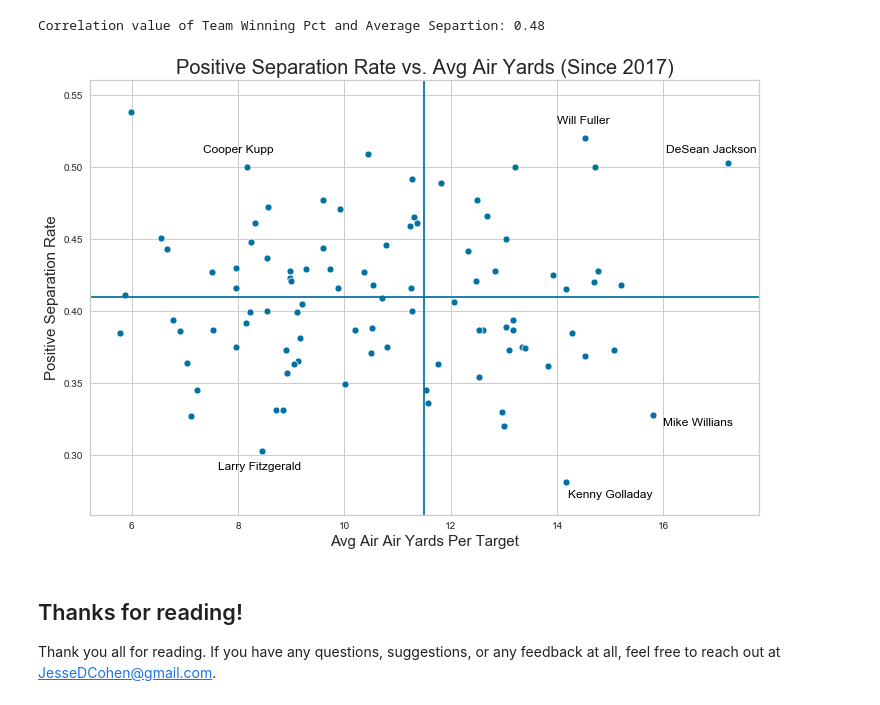
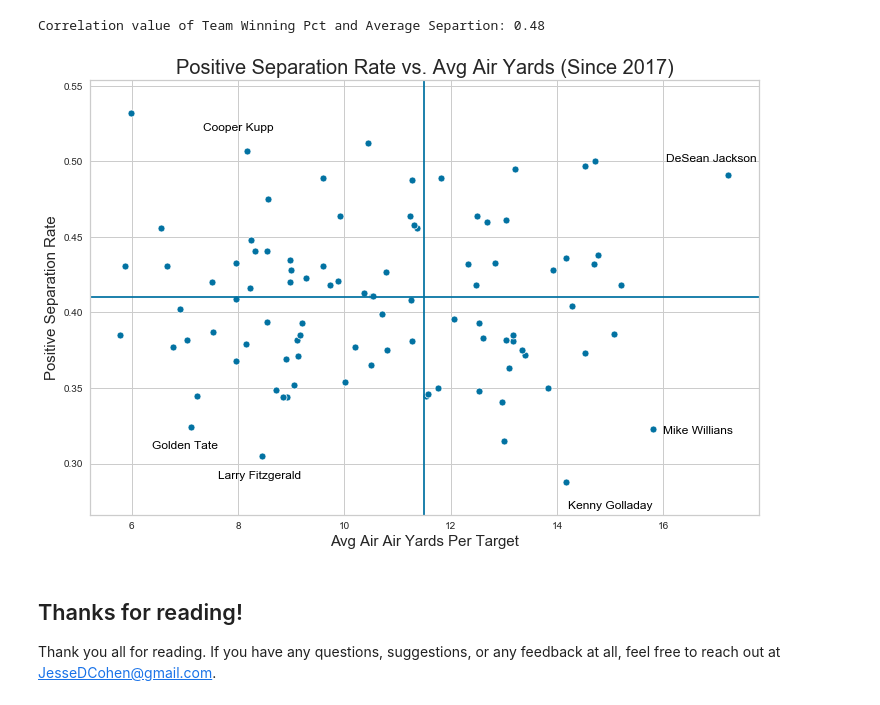
Before and after one commit to Jesse-Cohen/Separation-Above-Expectation, a Jupyter notebook: Expected Receiver Separation.ipynb, the cells around one changed output. Cells and saved outputs as stored; diff of their text form; code cells hidden in the pictures.

```diff
--- a/Expected Receiver Separation.ipynb
+++ b/Expected Receiver Separation.ipynb
@@ -2009,5 +2021,6 @@ X[float_cols] = Scaler.fit_transform(X[float_cols])
 # %%
-Final = Merged_Enc.copy()
+Final = Merged_Trans.copy()
 index = Final.index
 Final = df.loc[index]
 Final['Pred_Sep'] = Final_LGBM.predict(X)
+Final.head()
@@ -2110,6 +2120,6 @@ On the play, the player had an **actual separation of 0.3 yards**. Excellent!
 # %% [markdown]
 # More Results!
 # %%
-Final = Final[['Season', 'Receiver', 'Nearest_Defender', 'Separation', 'Pred_Sep', 'TD', 'Pass Yds', 'INT', 'Cmp', 'Team', 'Air_Yds']]
-Final['Sep_Diff'] = Final['Separation'] - Final['Pred_Sep']
+Stats = Final[['Season', 'Receiver', 'Nearest_Defender', 'Separation', 'Pred_Sep', 'TD', 'Pass Yds', 'INT', 'Cmp', 'Team', 'Air_Yds']]
+Stats['Sep_Diff'] = Stats['Separation'] - Stats['Pred_Sep']
 # %%
@@ -2140,9 +2150,9 @@ Season = Season.groupby(['Receiver', 'Season']).mean().reset_index().round(2)
 # %%
 #Create df since 2017
 
-Since17 = Final[['Receiver', 'Separation', 'Pred_Sep', 'Sep_Diff']]
+Since17 = Stats[['Receiver', 'Separation', 'Pred_Sep', 'Sep_Diff']]
 Since17_df = Since17.groupby(['Receiver']).mean().reset_index().round(2)
-COUNT = Final.groupby(['Receiver']).nunique()
+COUNT = Stats.groupby(['Receiver']).nunique()
 COUNT = COUNT.rename(columns = {'Separation':'Targets'})
 COUNT_1 = COUNT[['Targets']]
 Since17_df = Since17_df.merge(COUNT_1, on = ['Receiver'])
@@ -2357,35 +2367,35 @@ print('Correlation value of Team Winning Pct and Average Separtion: ' + str(Comb
 # %% [output]
 Correlation value of Team Winning Pct and Average Separtion: 0.48
 # %%
-Final_ES = Final.copy()
+Final_ES = Stats.copy()
 Final_ES['ES'] = 0
 Final_ES['ES'].loc[Final_ES['Sep_Diff']> 0] = 1
 Final_ES = Final_ES.merge(COUNT_1, on = ['Receiver'])
 Final_ES = Final_ES[['Receiver', 'ES', 'Targets', 'Sep_Diff', 'Separation', 'Pred_Sep', 'Pass Yds', 'Air_Yds']]
 Final_ES = Final_ES.groupby(['Receiver']).mean().round(3)
 Final_ES = Final_ES[Final_ES['Targets'] >= 150]
-Final_ES = Final_ES.sort_values(['ES'], ascending = False)
+Final_ES = Final_ES.sort_values(['ES'], ascending = True)
 #Final_ES.head(20)
 # %%
 fig, ax = plt.subplots(figsize = (12,8))
 
 fig = sns.scatterplot(x='Air_Yds', y ='ES', data = Final_ES)
 
 ax.set_title('Positive Separation Rate vs. Avg Air Yards (Since 2017)', fontsize = 20)
 ax.set_ylabel('Positive Separation Rate', fontsize = 15)
 fig.text(16, .32, "Mike Willians", horizontalalignment='left', size='medium', color='black', weight='light')
 fig.text(15.8, .27, "Kenny Golladay", horizontalalignment='right', size='medium', color='black', weight='light')
-fig.text(14.5, .53, "Will Fuller", horizontalalignment='center', size='medium', color='black', weight='light')
-fig.text(16.9, .51, "DeSean Jackson", horizontalalignment='center', size='medium', color='black', weight='light')
+fig.text(7.0, .31, "Golden Tate", horizontalalignment='center', size='medium', color='black', weight='light')
+fig.text(16.9, .50, "DeSean Jackson", horizontalalignment='center', size='medium', color='black', weight='light')
 fig.text(8.4, .29, "Larry Fitzgerald", horizontalalignment='center', size='medium', color='black', weight='light')
-fig.text(8, .51, "Cooper Kupp", horizontalalignment='center', size='medium', color='black', weight='light')
+fig.text(8, .52, "Cooper Kupp", horizontalalignment='center', size='medium', color='black', weight='light')
 #fig.text(13.1, 3.1, "Tyler Lockett", horizontalalignment='center', size='medium', color='black', weight='light')
 #fig.text(13, 3.3, "Tyreek Hill", horizontalalignment='left', size='medium', color='black', weight='light')
 plt.axvline(x=11.5)
 plt.axhline(y =0.41)
 A = ax.set_xlabel('Avg Air Air Yards Per Target', fontsize = 15)
 # %% [output]
-[figure, old version]
+[figure, new version]
 # %%
 # Notes about how we should be comparing receivers by role, not by raw box score stats
 # We should be comparing Cooper Kupp to Larry Fitz not vs Tyreek Hill
```
Also changed, not shown: parts of 71 cells of this notebook.
